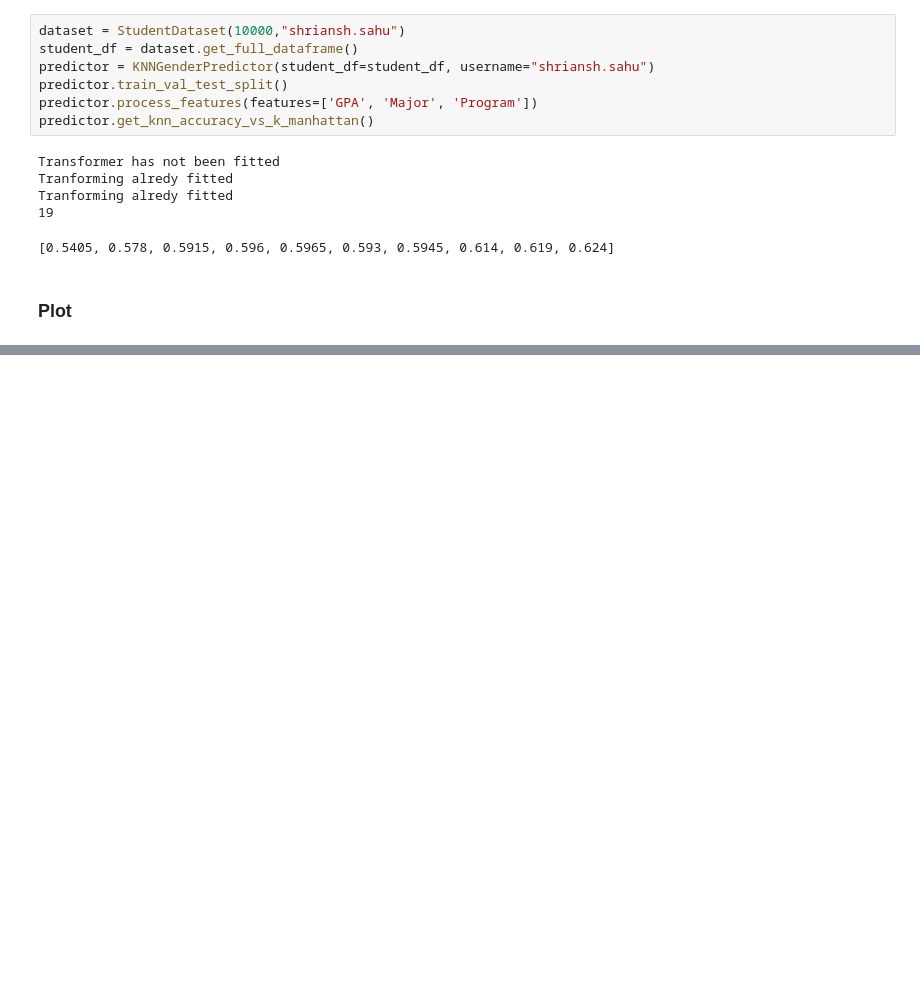
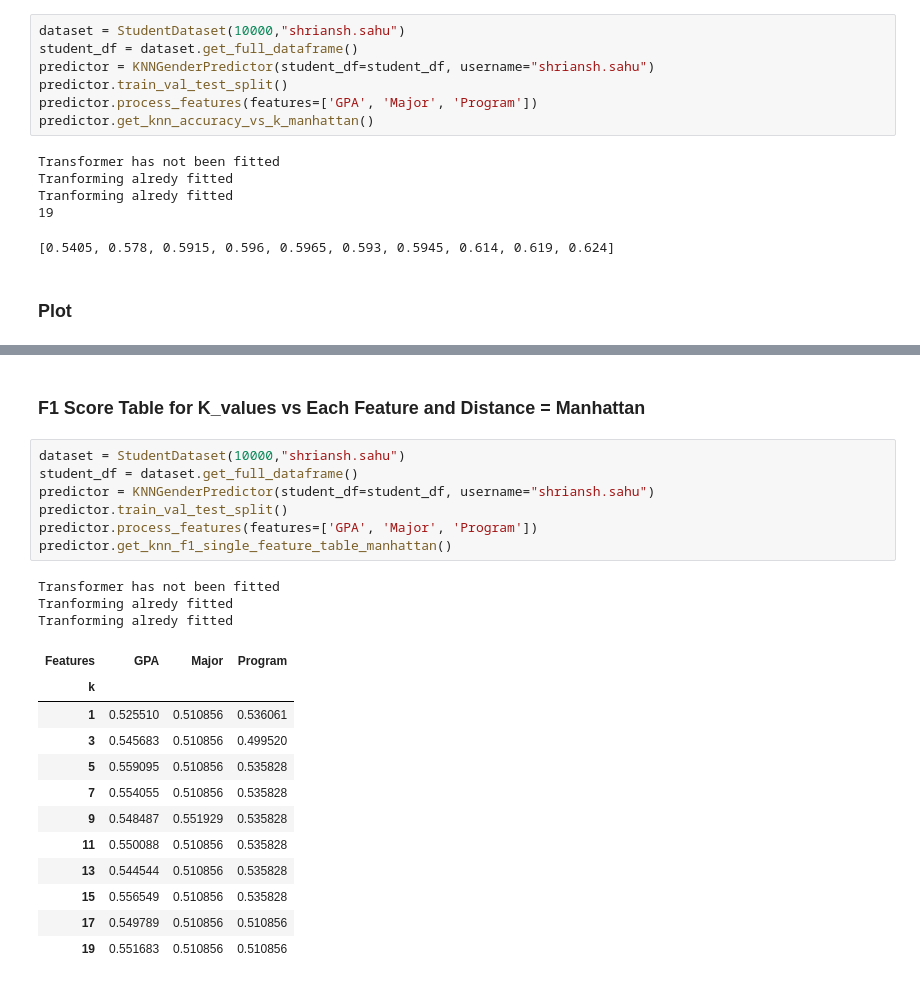
Before and after one commit to Shriansh8584/student-dataset-assignment, a Jupyter notebook: JupyterNotebook.ipynb, the cells around one changed output, grey strips where cells are left out. Drawn from its saved outputs; the diff is of its cells as text; blank space fills up the shorter version.

```diff
--- a/JupyterNotebook.ipynb
+++ b/JupyterNotebook.ipynb
@@ -979,0 +1209,25 @@ predictor.plot_knn_accuracy_vs_k_manhattan()
+# %% [markdown]
+ ### F1 Score Table for K_values vs Each Feature and Distance = Manhattan
+# %%
+dataset = StudentDataset(10000,"shriansh.sahu")
+student_df = dataset.get_full_dataframe()
+predictor = KNNGenderPredictor(student_df=student_df, username="shriansh.sahu")
+predictor.train_val_test_split()
+predictor.process_features(features=['GPA', 'Major', 'Program'])
+predictor.get_knn_f1_single_feature_table_manhattan()
+# %% [output]
+Transformer has not been fitted
+Tranforming alredy fitted
+Tranforming alredy fitted
+| Features | GPA | Major | Program |
+| k |  |  |  |
+| 1 | 0.525510 | 0.510856 | 0.536061 |
+| 3 | 0.545683 | 0.510856 | 0.499520 |
+| 5 | 0.559095 | 0.510856 | 0.535828 |
+| 7 | 0.554055 | 0.510856 | 0.535828 |
+| 9 | 0.548487 | 0.551929 | 0.535828 |
+| 11 | 0.550088 | 0.510856 | 0.535828 |
+| 13 | 0.544544 | 0.510856 | 0.535828 |
+| 15 | 0.556549 | 0.510856 | 0.535828 |
+| 17 | 0.549789 | 0.510856 | 0.510856 |
+| 19 | 0.551683 | 0.510856 | 0.510856 |
```
Also changed, not shown: parts of 14 cells of this notebook.
